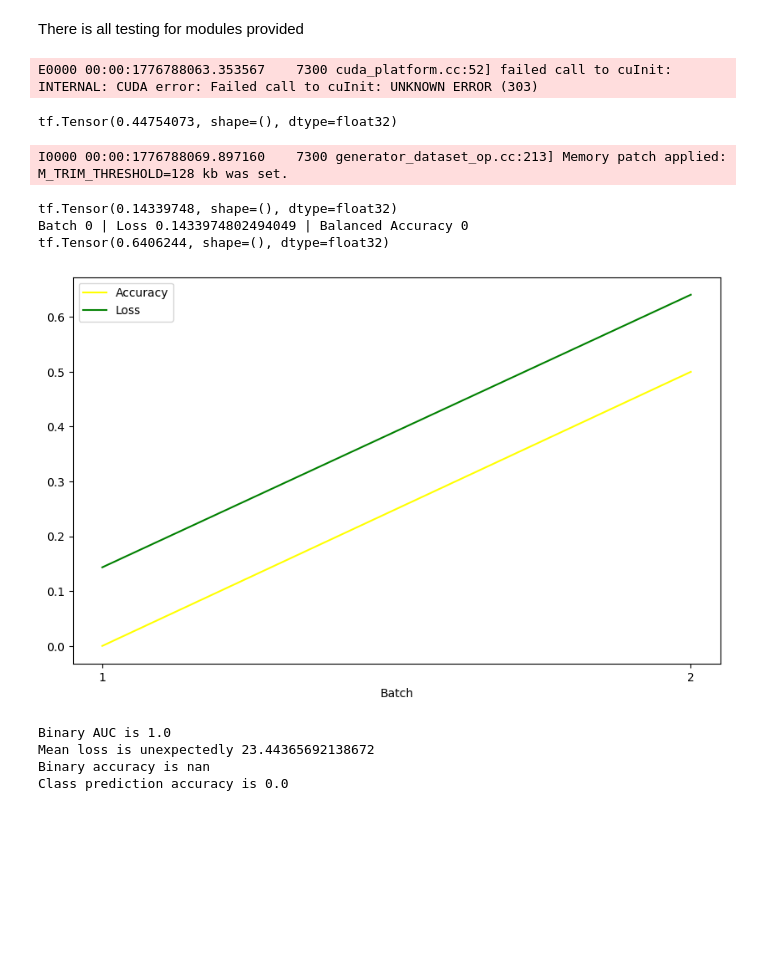
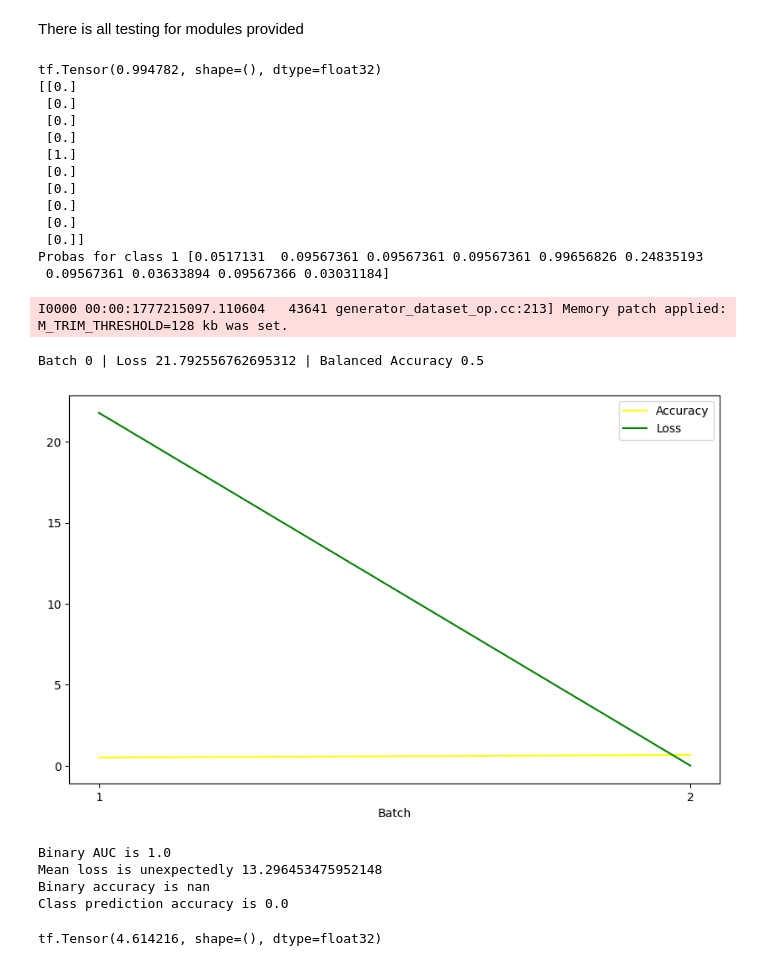
Before and after one commit to TrueItachiUt/ChessErrorClassification, a Jupyter notebook: unittest.ipynb, the cells around one changed output. Saved outputs shown, nothing was run; the diff lists cells and outputs as text; code cells hidden in the pictures; blank space fills up the shorter version.

```diff
--- a/unittest.ipynb
+++ b/unittest.ipynb
@@ -29,19 +25,30 @@ with tf.GradientTape() as tape:
     preds = model.binary_call((positions, evals))
     loss = binary_loss_fn(target, preds)
 print(loss)
+print(target)
+print(f"Probas for class 1 {preds[:, 1]}")
 # %% [output]
-E0000 00:00:1776788063.353567    7300 cuda_platform.cc:52] failed call to cuInit: INTERNAL: CUDA error: Failed call to cuInit: UNKNOWN ERROR (303)
+tf.Tensor(0.994782, shape=(), dtype=float32)
+[[0.]
+ [0.]
+ [0.]
+ [0.]
+ [1.]
+ [0.]
+ [0.]
+ [0.]
+ [0.]
+ [0.]]
+Probas for class 1 [0.0517131  0.09567361 0.09567361 0.09567361 0.99656826 0.24835193
+ 0.09567361 0.03633894 0.09567366 0.03031184]
-tf.Tensor(0.44754073, shape=(), dtype=float32)
 # %%
 #Testing Dataset
-ds = build_binary_dataset(100)
+ds = build_binary_dataset(10)
 model.training_run(ds, batch_size=5)
 # %% [output]
-I0000 00:00:1776788069.897160    7300 generator_dataset_op.cc:213] Memory patch applied: M_TRIM_THRESHOLD=128 kb was set.
+I0000 00:00:1777215097.110604   43641 generator_dataset_op.cc:213] Memory patch applied: M_TRIM_THRESHOLD=128 kb was set.
-tf.Tensor(0.14339748, shape=(), dtype=float32)
-Batch 0 | Loss 0.1433974802494049 | Balanced Accuracy 0
-tf.Tensor(0.6406244, shape=(), dtype=float32)
+Batch 0 | Loss 21.792556762695312 | Balanced Accuracy 0.5
-[figure, old version]
+[figure, new version]
 # %%
 #Testing Perfomance
 batch_size=10
@@ -91,6 +98,14 @@ print(f"Class prediction accuracy is {multiclass_acc.result()}")
 #model.evaluate(x=(positions, evals), y={'binary':target, 'multiclass':target},verbose=1)
 # %% [output]
 Binary AUC is 1.0
-Mean loss is unexpectedly 23.44365692138672
+Mean loss is unexpectedly 13.296453475952148
 Binary accuracy is nan
 Class prediction accuracy is 0.0
+# %%
+a = [0.99 for _ in range(10)]
+pred = tf.constant([[el, 1-el] for el in a])
+target = tf.constant([1]+[0 for _ in range(9)])
+loss = binary_loss_fn(target, pred)
+print(loss)
+# %% [output]
+tf.Tensor(4.614216, shape=(), dtype=float32)
```
Also changed, not shown: parts of 3 cells of this notebook, 4 other files.
